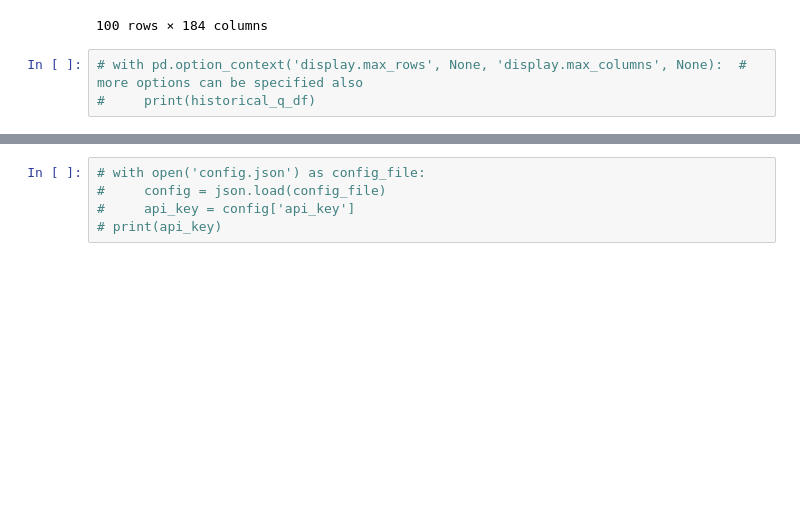
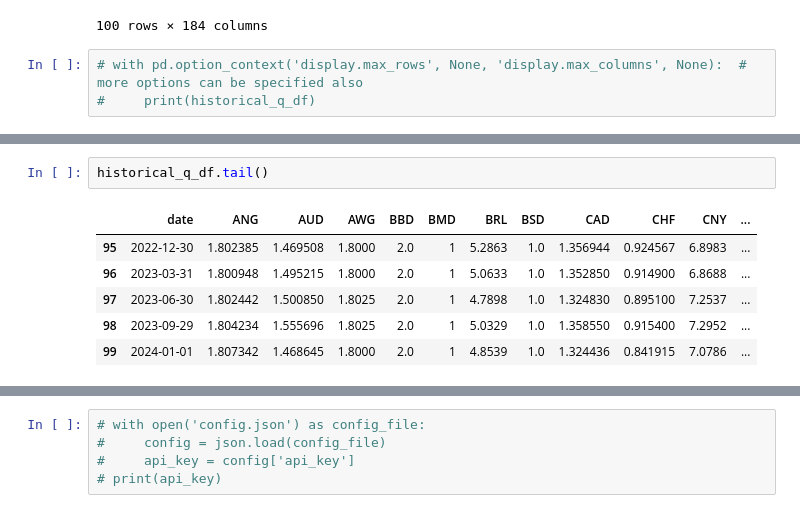
Before and after one commit to salu218/Api_test, a Jupyter notebook: Exchange_rate.ipynb, the cells around one changed output, grey strips where cells are left out. Cells and saved outputs as stored; diff of their text form; blank space fills up the shorter version.

```diff
--- a/Exchange_rate.ipynb
+++ b/Exchange_rate.ipynb
@@ -224,0 +234,9 @@ historical_q_df
+# %%
+historical_q_df.tail()
+# %% [output]
+|  | date | ANG | AUD | AWG | BBD | BMD | BRL | BSD | CAD | CHF | CNY | ... |
+| 95 | 2022-12-30 | 1.802385 | 1.469508 | 1.8000 | 2.0 | 1 | 5.2863 | 1.0 | 1.356944 | 0.924567 | 6.8983 | ... |
+| 96 | 2023-03-31 | 1.800948 | 1.495215 | 1.8000 | 2.0 | 1 | 5.0633 | 1.0 | 1.352850 | 0.914900 | 6.8688 | ... |
+| 97 | 2023-06-30 | 1.802442 | 1.500850 | 1.8025 | 2.0 | 1 | 4.7898 | 1.0 | 1.324830 | 0.895100 | 7.2537 | ... |
+| 98 | 2023-09-29 | 1.804234 | 1.555696 | 1.8025 | 2.0 | 1 | 5.0329 | 1.0 | 1.358550 | 0.915400 | 7.2952 | ... |
+| 99 | 2024-01-01 | 1.807342 | 1.468645 | 1.8000 | 2.0 | 1 | 4.8539 | 1.0 | 1.324436 | 0.841915 | 7.0786 | ... |
```
Also changed, not shown: parts of 29 cells of this notebook.
